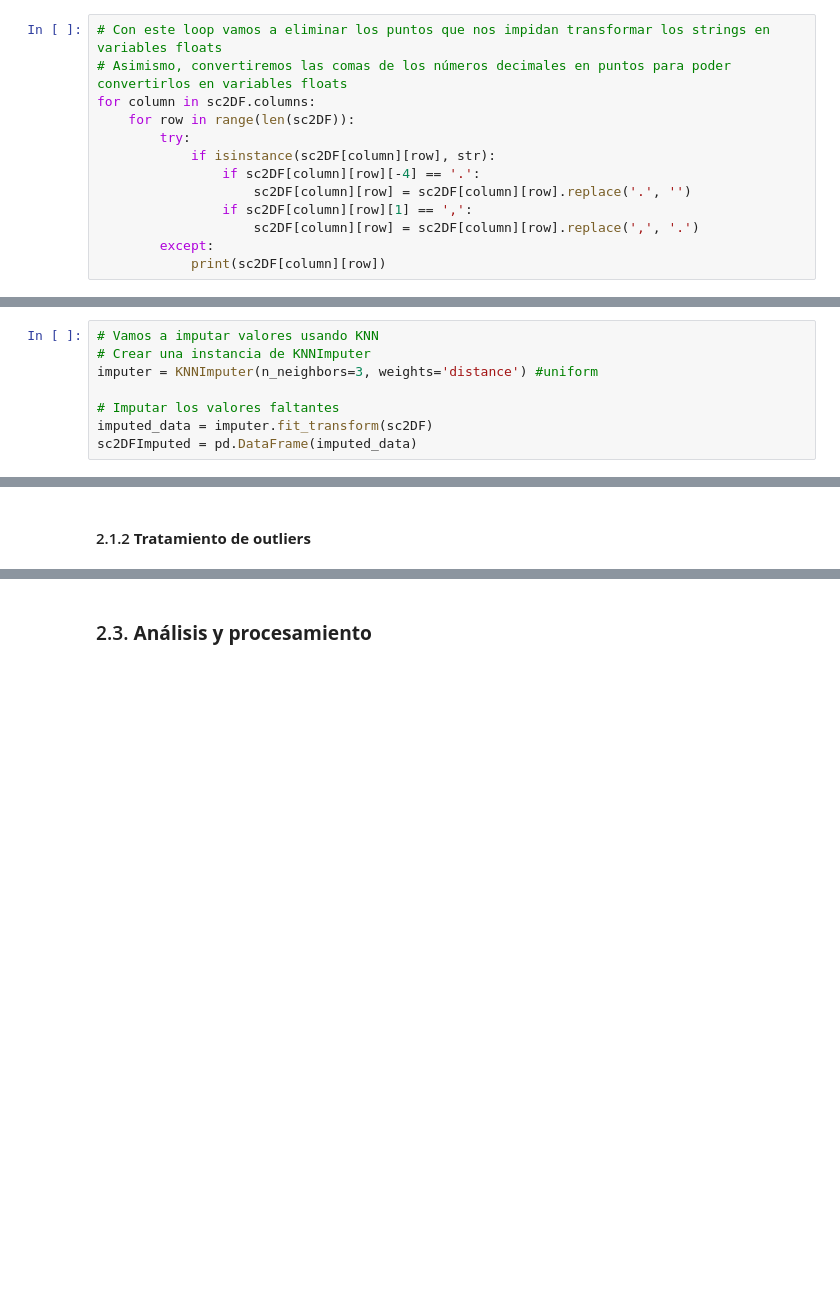
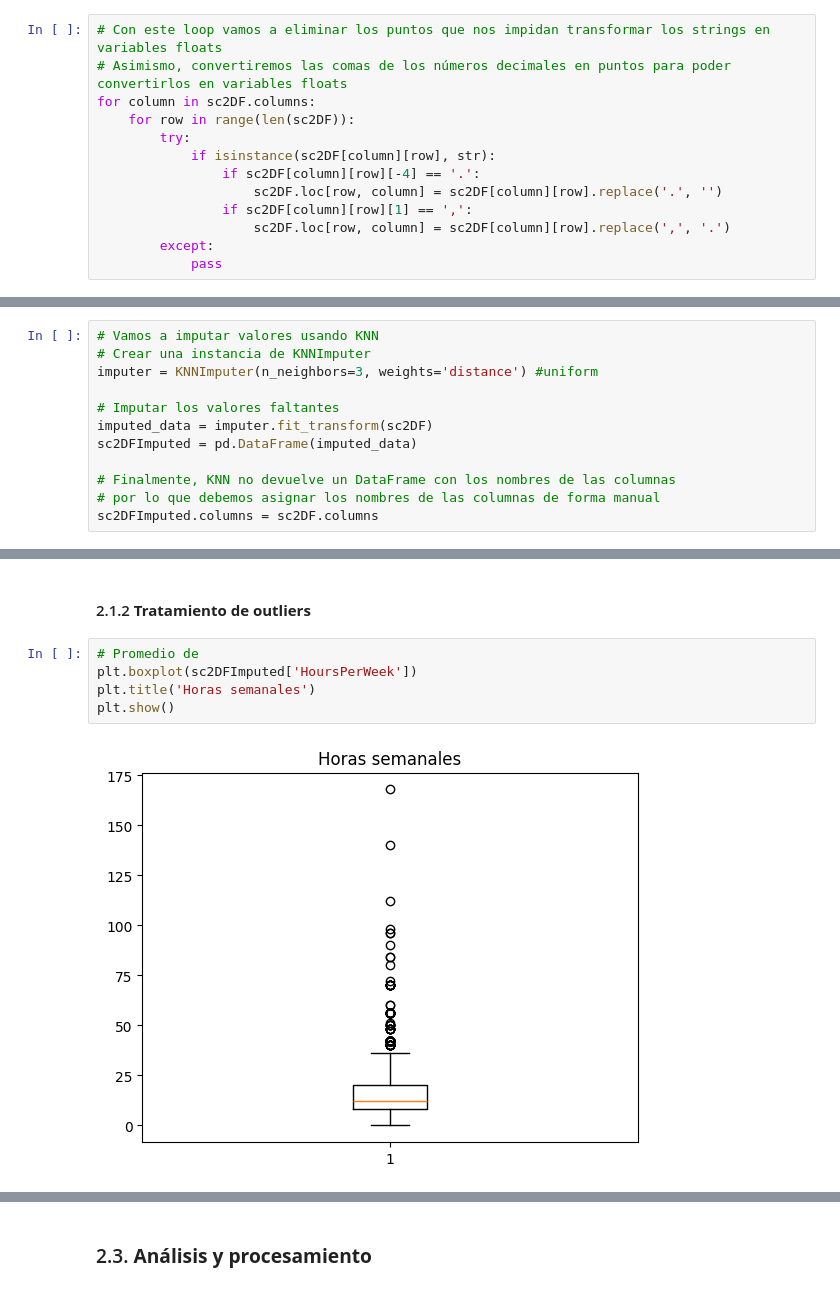
Before and after one commit to CristobalCabezas/datamining_duoc2024, a Jupyter notebook: EA1/Evaulacion1.ipynb, the cells around one changed output, grey strips where cells are left out. Drawn from its saved outputs; the diff is of its cells as text; blank space fills up the shorter version.

```diff
--- a/EA1/Evaulacion1.ipynb
+++ b/EA1/Evaulacion1.ipynb
@@ -72,11 +113,11 @@ for column in sc2DF.columns:
         try:
             if isinstance(sc2DF[column][row], str):
                 if sc2DF[column][row][-4] == '.':
-                    sc2DF[column][row] = sc2DF[column][row].replace('.', '')
+                    sc2DF.loc[row, column] = sc2DF[column][row].replace('.', '')
                 if sc2DF[column][row][1] == ',':
-                    sc2DF[column][row] = sc2DF[column][row].replace(',', '.')
+                    sc2DF.loc[row, column] = sc2DF[column][row].replace(',', '.')
         except:
-            print(sc2DF[column][row])
+            pass
 # %%
 sc2DF = sc2DF.astype(float)
 # %%
@@ -122,3 +190,7 @@ imputer = KNNImputer(n_neighbors=3, weights='distance') #uniform
 # Imputar los valores faltantes
 imputed_data = imputer.fit_transform(sc2DF)
 sc2DFImputed = pd.DataFrame(imputed_data)
+
+# Finalmente, KNN no devuelve un DataFrame con los nombres de las columnas
+# por lo que debemos asignar los nombres de las columnas de forma manual
+sc2DFImputed.columns = sc2DF.columns
@@ -127,2 +218,9 @@ sc2DF.isna().sum()
 # %% [markdown]
 #### 2.1.2 **Tratamiento de outliers**
+# %%
+# Promedio de
+plt.boxplot(sc2DFImputed['HoursPerWeek'])
+plt.title('Horas semanales')
+plt.show()
+# %% [output]
+[figure, added]
```
Also changed, not shown: parts of 19 cells of this notebook.
